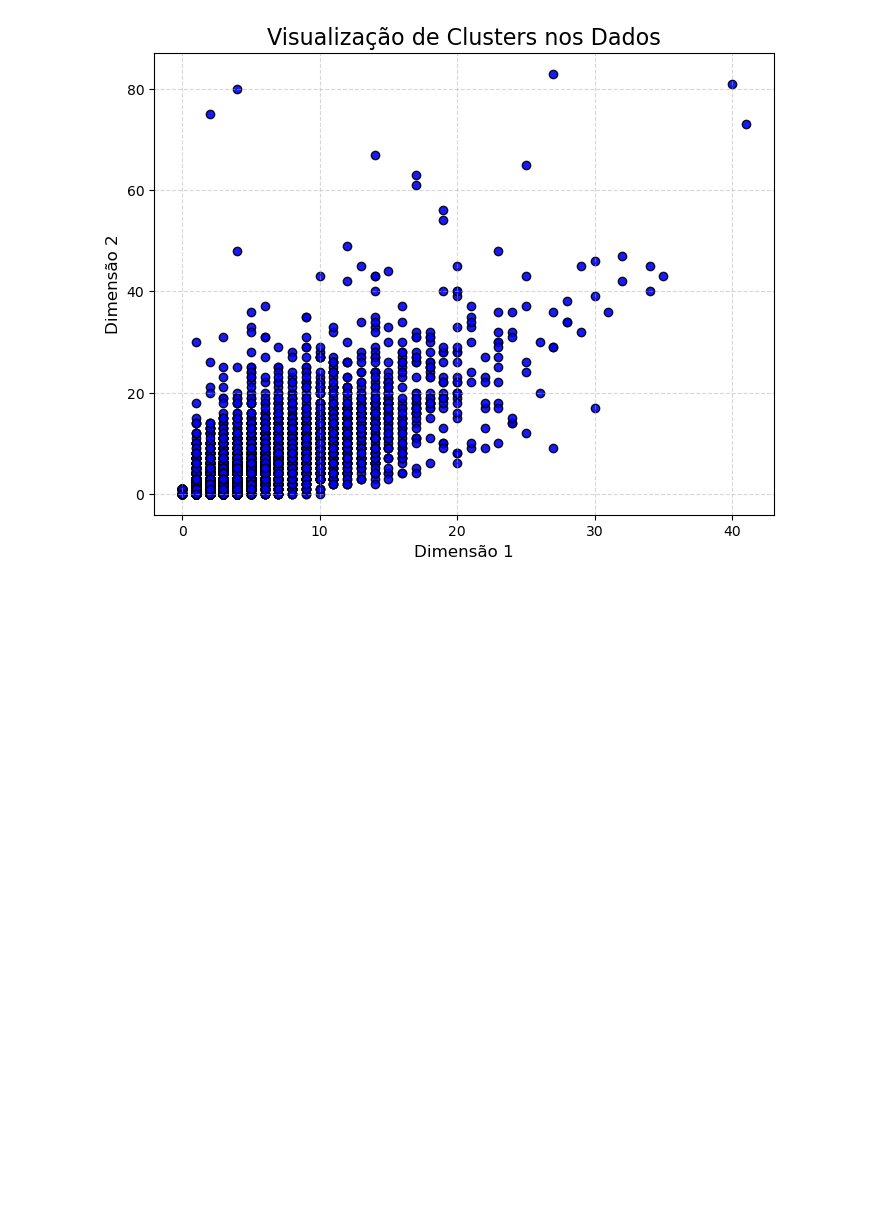
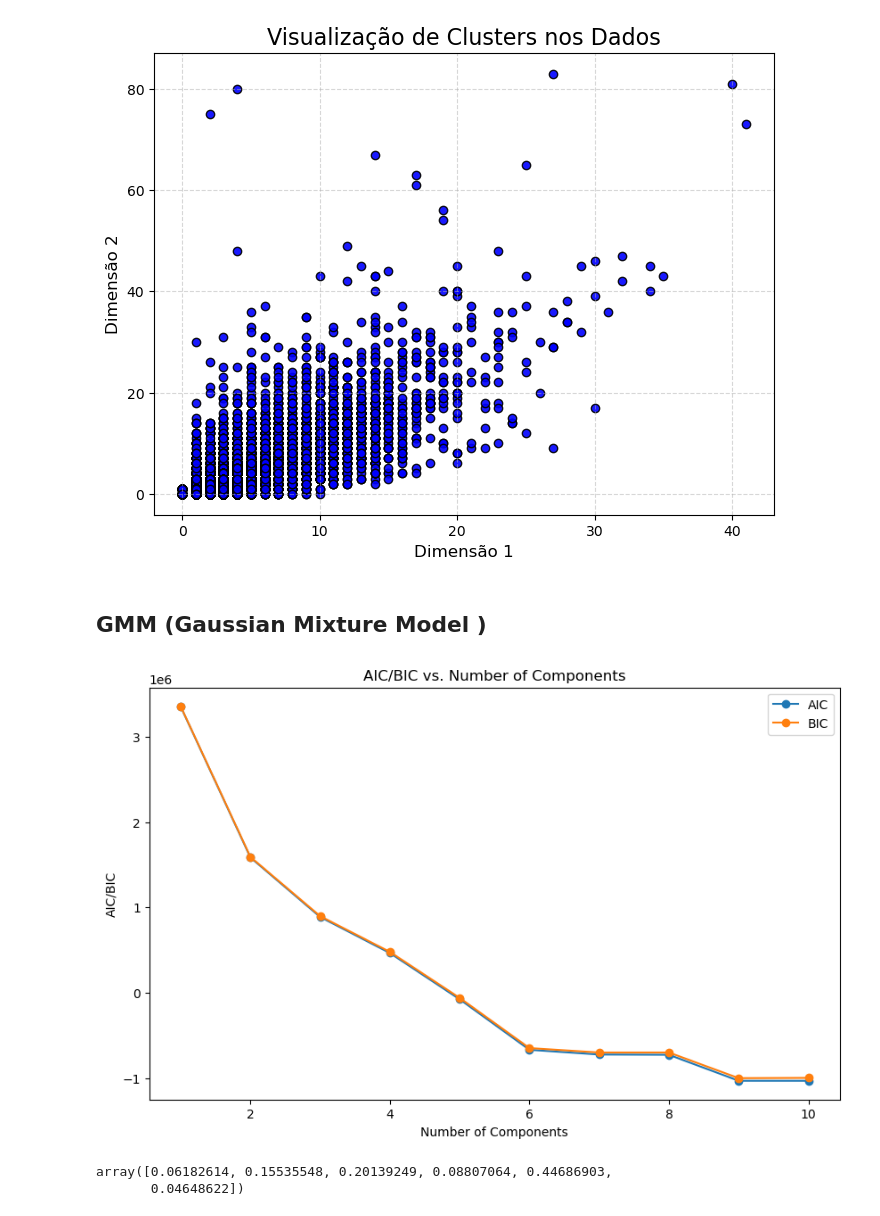
Before and after one commit to MiguelMangerona/Data-Mining-Project, a Jupyter notebook: Clustering.ipynb, the cells around one changed output. Drawn from its saved outputs; the diff is of its cells as text; code cells hidden in the pictures; blank space fills up the shorter version.

```diff
--- a/Clustering.ipynb
+++ b/Clustering.ipynb
@@ -472,3 +531,28 @@ X = df.iloc[:, :2].values  # Seleciona as duas primeiras colunas
 plot_clusters(X)
 # %% [output]
 [figure]
+# %% [markdown]
+## GMM (Gaussian Mixture Model )
+# %%
+# List to store the AIC and BIC values
+aic_values = []
+bic_values = []
+
+# Try a range of component numbers (e.g., 1 to 10)
+for n_components in range(1, 11):
+    gmm = GaussianMixture(n_components=n_components, random_state=42)
+    gmm.fit(df)  # Use the entire dataset or scaled data
+    aic_values.append(gmm.aic(df))  # Add the AIC value
+    bic_values.append(gmm.bic(df))  # Add the BIC value
+
+# Plot the AIC and BIC values
+plt.figure(figsize=(10, 6))
+plt.plot(range(1, 11), aic_values, label="AIC", marker='o')
+plt.plot(range(1, 11), bic_values, label="BIC", marker='o')
+plt.xlabel('Number of Components')
+plt.ylabel('AIC/BIC')
+plt.title('AIC/BIC vs. Number of Components')
+plt.legend()
+plt.show()
+# %% [output]
+[figure, added]
@@ -474,0 +563,5 @@ plot_clusters(X)
+# %%
+gmm.weights_
+# %% [output]
+array([0.06182614, 0.15535548, 0.20139249, 0.08807064, 0.44686903,
+       0.04648622])
```
Also changed, not shown: parts of 11 cells of this notebook.
